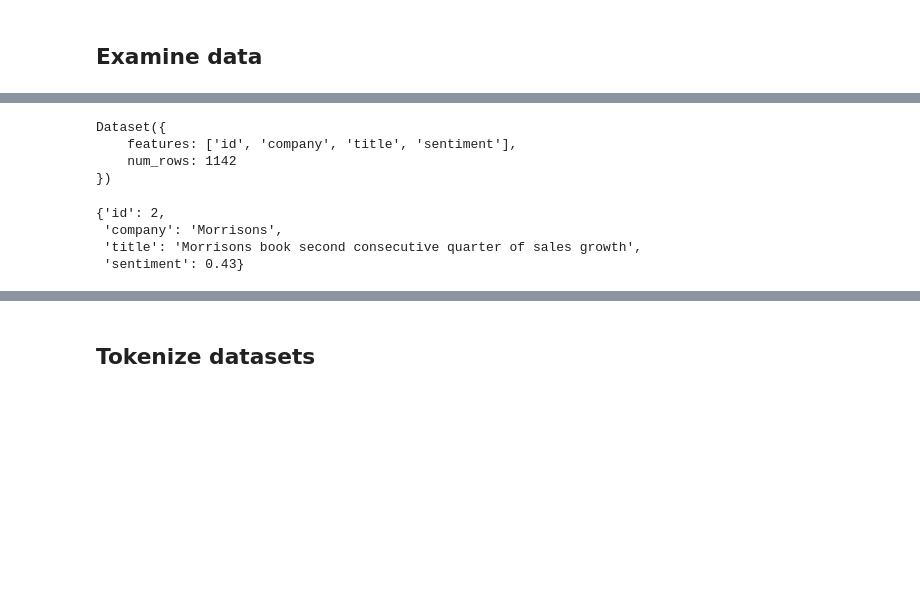
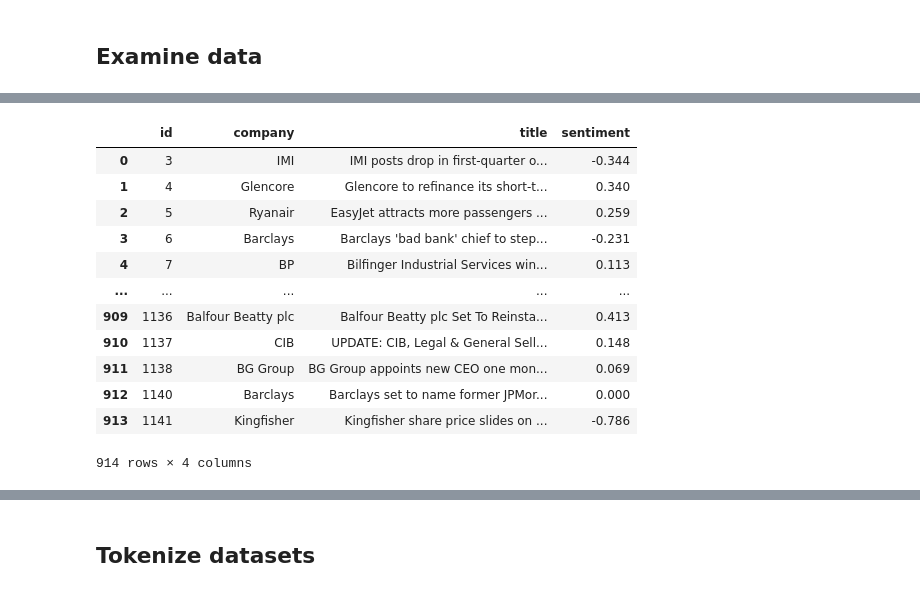
Before and after one commit to sfuller14/MSDS-453-Project, a Jupyter notebook: Fine_Grained_Financial_Sentiment_Regression_with_BERT.ipynb, the cells around one changed output, grey strips where cells are left out. Drawn from its saved outputs; the diff is of its cells as text; code cells hidden in the pictures; blank space fills up the shorter version.

```diff
--- a/Fine_Grained_Financial_Sentiment_Regression_with_BERT.ipynb
+++ b/Fine_Grained_Financial_Sentiment_Regression_with_BERT.ipynb
@@ -32,0 +56,6 @@ def cosine_score(predicted_values, true_values):
+# %%
+raw_train_ds = Dataset.from_json("data/finance/Headline_Trainingdata.json")
+raw_val_ds = Dataset.from_json("data/finance/Headline_Validationdata.json")
+raw_test_ds = Dataset.from_json("data/finance/Headlines_Testdata_withscores_clean.json")
+raw_datasets = {"train": raw_train_ds, "val": raw_val_ds, "test": raw_test_ds}
+output.clear()
@@ -86,4 +84,0 @@ df.head()
-# %%
-raw_train_ds = Dataset.from_json("semeval-2017-task-5-subtask-2/Headline_Trainingdata.json")
-raw_test_ds = Dataset.from_json("semeval-2017-task-5-subtask-2/Headlines_Testdata_withscores.json")
-raw_datasets = {"train": raw_train_ds, "test": raw_test_ds}
@@ -97,14 +85,16 @@ Dataset json downloaded and prepared to /root/.cache/huggingface/datasets/json/d
-# %%
-raw_train_ds
-# %% [output]
-Dataset({
-    features: ['id', 'company', 'title', 'sentiment'],
-    num_rows: 1142
-})
-# %%
-raw_train_ds[0]
-# %% [output]
-{'id': 2,
- 'company': 'Morrisons',
- 'title': 'Morrisons book second consecutive quarter of sales growth',
- 'sentiment': 0.43}
+# %%
+pd.DataFrame(raw_train_ds.to_dict())
+# %% [output]
+|  | id | company | title | sentiment |
+| 0 | 3 | IMI | IMI posts drop in first-quarter o... | -0.344 |
+| 1 | 4 | Glencore | Glencore to refinance its short-t... | 0.340 |
+| 2 | 5 | Ryanair | EasyJet attracts more passengers ... | 0.259 |
+| 3 | 6 | Barclays | Barclays 'bad bank' chief to step... | -0.231 |
+| 4 | 7 | BP | Bilfinger Industrial Services win... | 0.113 |
+| ... | ... | ... | ... | ... |
+| 909 | 1136 | Balfour Beatty plc | Balfour Beatty plc Set To Reinsta... | 0.413 |
+| 910 | 1137 | CIB | UPDATE: CIB, Legal & General Sell... | 0.148 |
+| 911 | 1138 | BG Group | BG Group appoints new CEO one mon... | 0.069 |
+| 912 | 1140 | Barclays | Barclays set to name former JPMor... | 0.000 |
+| 913 | 1141 | Kingfisher | Kingfisher share price slides on ... | -0.786 |
+914 rows × 4 columns
```
Also changed, not shown: parts of 64 cells of this notebook.
